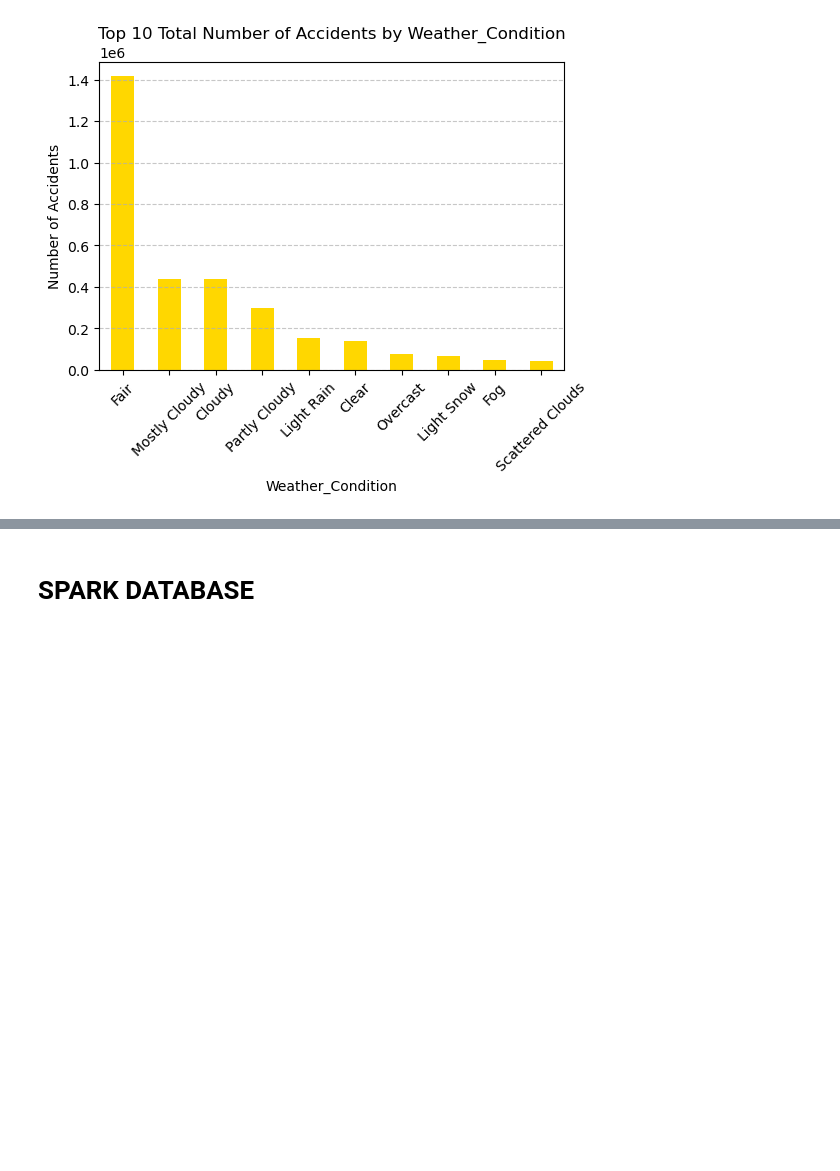
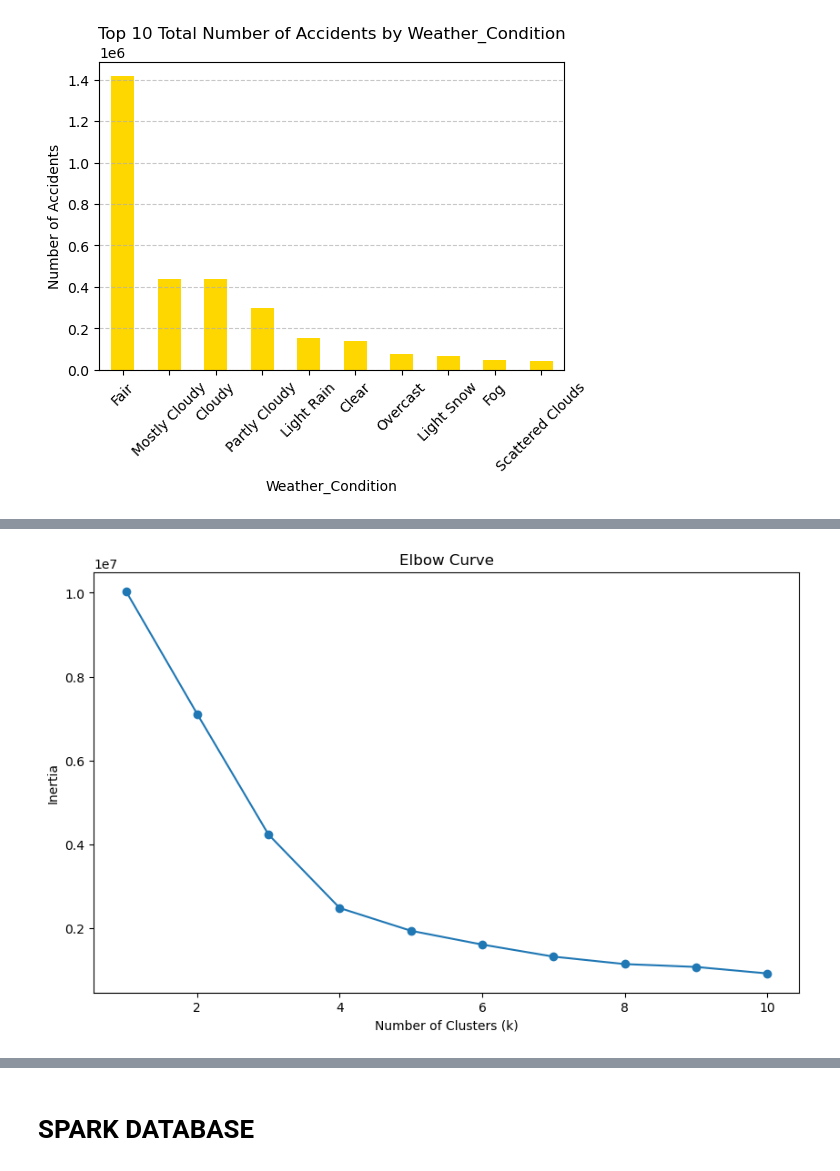
Before and after one commit to MoonWalkerANM/Traffic_Collisions_Project4, a Jupyter notebook: Project_4.ipynb, the cells around one changed output, grey strips where cells are left out. Cells and saved outputs as stored; diff of their text form; code cells hidden in the pictures; blank space fills up the shorter version.

```diff
--- a/Project_4.ipynb
+++ b/Project_4.ipynb
@@ -305,12 +308,23 @@ df_cleaned_predictions['Collisions'] = k_10
+# %%
+# Create a a list to store inertia values and the values of k
+inertia = []
+k_values = list(range(1, 11))
+# %%
+# Create a for loop where each value of k is evaluated using the K-means algorithm
+for k in k_values:
+    kmeans = KMeans(n_clusters=k, random_state=3)
+    kmeans.fit(df_cleaned_scaled)
+    inertia.append(kmeans.inertia_)
 # %%
-# Plot the DataFrame
+# Plot the Elbow Curve
 plt.figure(figsize=(10, 6))
-plt.plot(df_elbow['k'], df_elbow['inertia'], marker='o')
-plt.title('Elbow Curve')
+plt.plot(k_values, inertia, marker='o')
 plt.xlabel('Number of Clusters (k)')
 plt.ylabel('Inertia')
-plt.xticks(k_values)
+plt.title('Elbow Curve')
 plt.show()
+# %% [output]
+[figure, added]
 # %%
 # Plot the Predictions DataFrame
 plt.figure(figsize=(10, 6))
```
Also changed, not shown: parts of 12 cells of this notebook.
